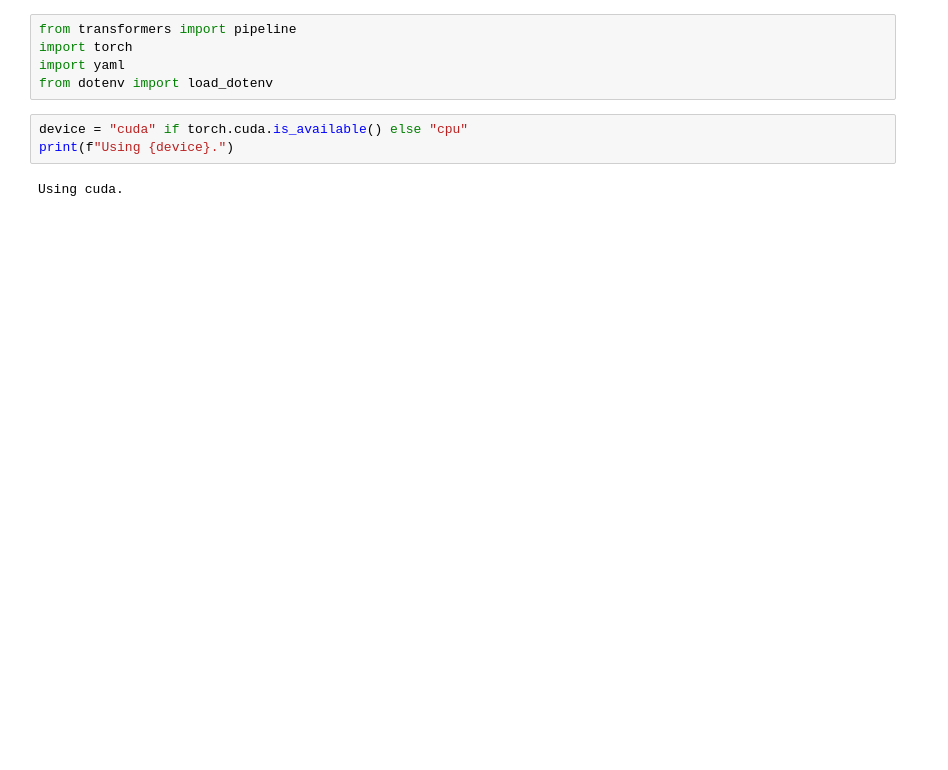
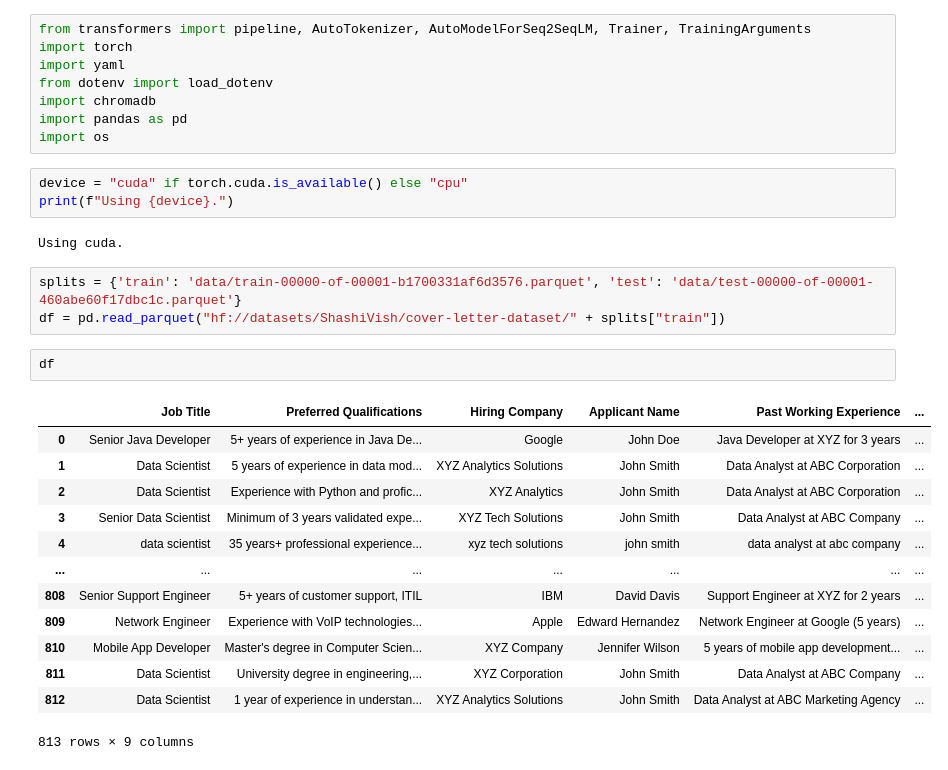
Before and after one commit to jayeta37/cover_letter_generator, a Jupyter notebook: test.ipynb, the cells around one changed output. Cells and saved outputs as stored; diff of their text form; blank space fills up the shorter version.

Commit message:
Imported Dataset

```diff
--- a/test.ipynb
+++ b/test.ipynb
@@ -1,10 +1,32 @@
 # %%
-from transformers import pipeline
+from transformers import pipeline, AutoTokenizer, AutoModelForSeq2SeqLM, Trainer, TrainingArguments
 import torch
 import yaml
 from dotenv import load_dotenv
+import chromadb
+import pandas as pd
+import os
 # %%
 device = "cuda" if torch.cuda.is_available() else "cpu"
 print(f"Using {device}.")
 # %% [output]
 Using cuda.
+# %%
+splits = {'train': 'data/train-00000-of-00001-b1700331af6d3576.parquet', 'test': 'data/test-00000-of-00001-460abe60f17dbc1c.parquet'}
+df = pd.read_parquet("hf://datasets/ShashiVish/cover-letter-dataset/" + splits["train"])
+# %%
+df
+# %% [output]
+|  | Job Title | Preferred Qualifications | Hiring Company | Applicant Name | Past Working Experience | ... |
+| 0 | Senior Java Developer | 5+ years of experience in Java De... | Google | John Doe | Java Developer at XYZ for 3 years | ... |
+| 1 | Data Scientist | 5 years of experience in data mod... | XYZ Analytics Solutions | John Smith | Data Analyst at ABC Corporation | ... |
+| 2 | Data Scientist | Experience with Python and profic... | XYZ Analytics | John Smith | Data Analyst at ABC Corporation | ... |
+| 3 | Senior Data Scientist | Minimum of 3 years validated expe... | XYZ Tech Solutions | John Smith | Data Analyst at ABC Company | ... |
+| 4 | data scientist | 35 years+ professional experience... | xyz tech solutions | john smith | data analyst at abc company | ... |
+| ... | ... | ... | ... | ... | ... | ... |
+| 808 | Senior Support Engineer | 5+ years of customer support, ITIL | IBM | David Davis | Support Engineer at XYZ for 2 years | ... |
+| 809 | Network Engineer | Experience with VoIP technologies... | Apple | Edward Hernandez | Network Engineer at Google (5 years) | ... |
+| 810 | Mobile App Developer | Master's degree in Computer Scien... | XYZ Company | Jennifer Wilson | 5 years of mobile app development... | ... |
+| 811 | Data Scientist | University degree in engineering,... | XYZ Corporation | John Smith | Data Analyst at ABC Company | ... |
+| 812 | Data Scientist | 1 year of experience in understan... | XYZ Analytics Solutions | John Smith | Data Analyst at ABC Marketing Agency | ... |
+813 rows × 9 columns
```
Also changed, not shown: parts of 18 cells of this notebook, 2 other files.
